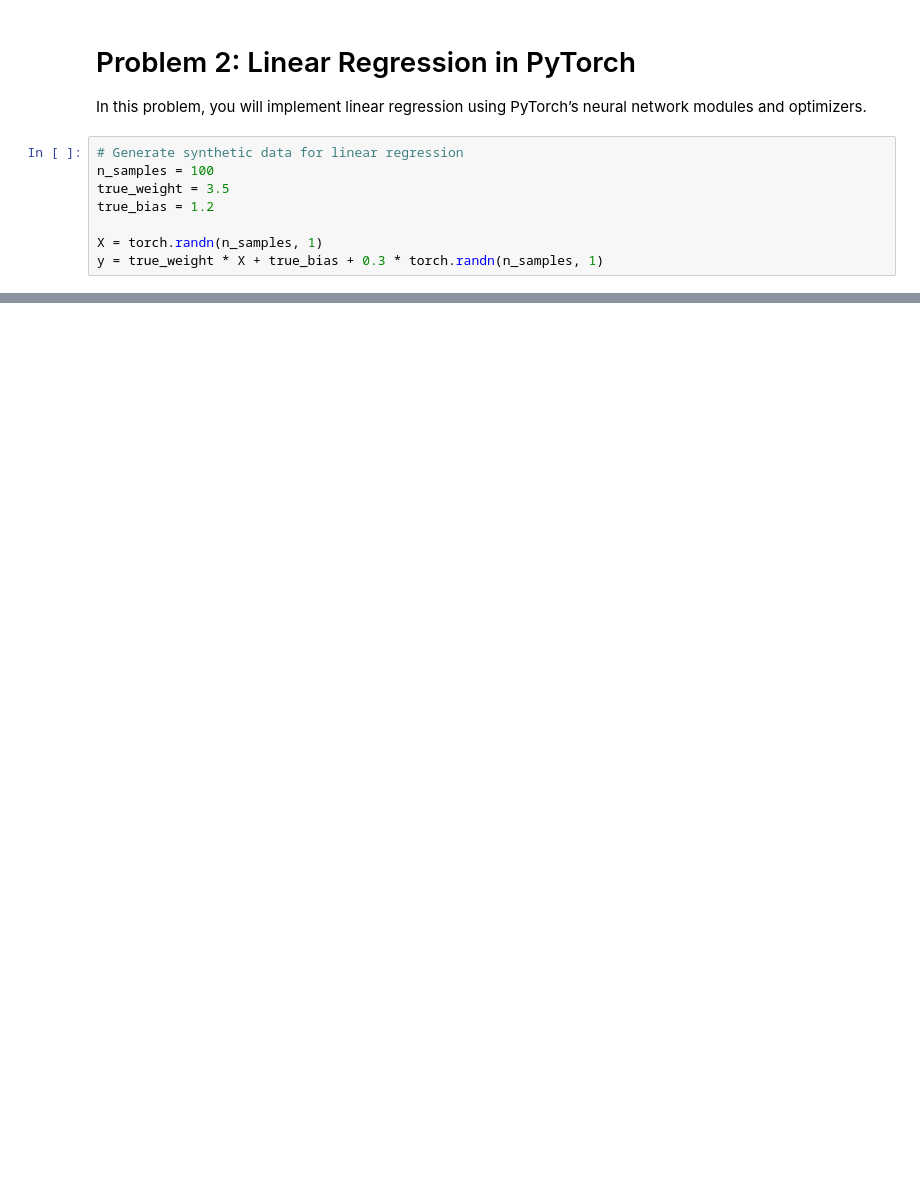
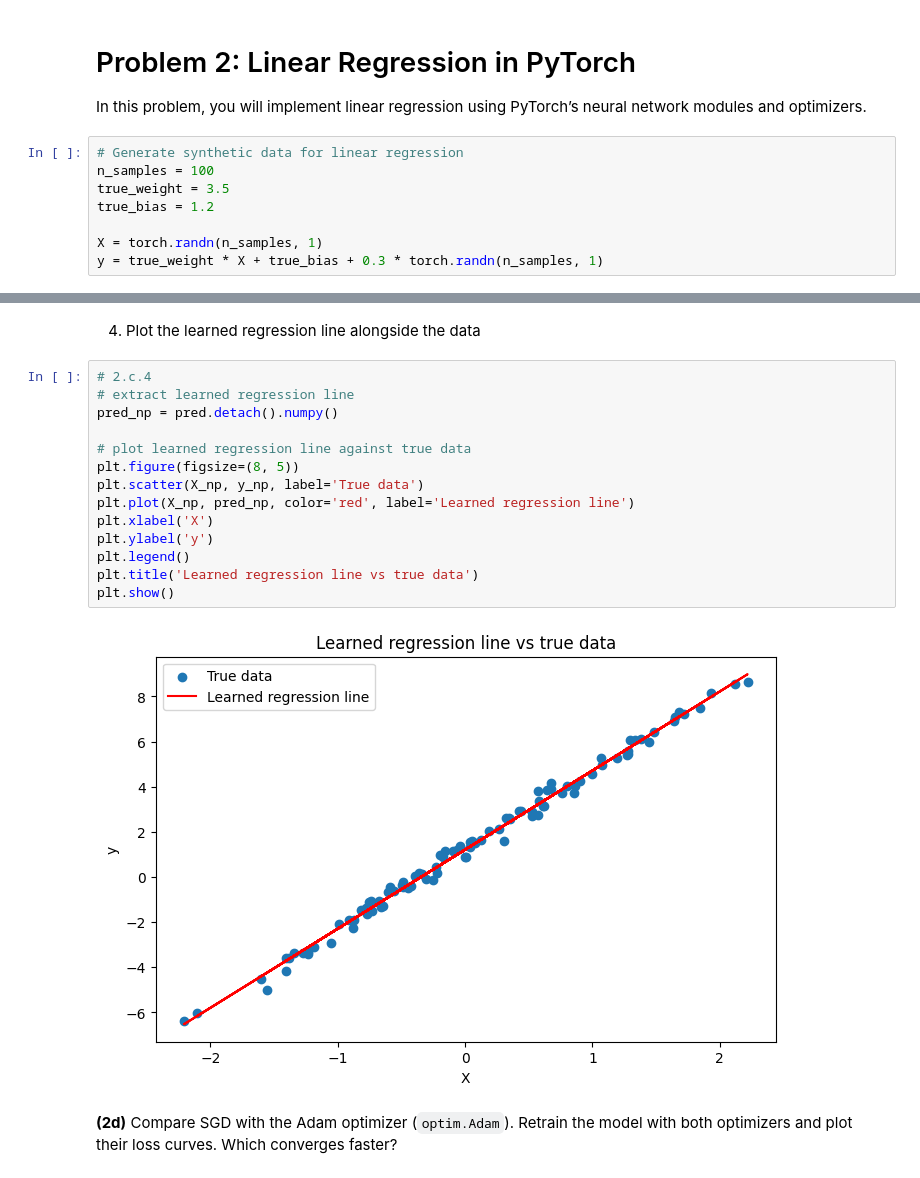
Before and after one commit to yfoxgit/ML-in-Economics, a Jupyter notebook: problemSets/d200_ps1_A2.ipynb, the cells around one changed output, grey strips where cells are left out. Cells and saved outputs as stored; diff of their text form; blank space fills up the shorter version.

```diff
--- a/problemSets/d200_ps1_A2.ipynb
+++ b/problemSets/d200_ps1_A2.ipynb
@@ -150,0 +318,22 @@ y = true_weight * X + true_bias + 0.3 * torch.randn(n_samples, 1)
+# %% [markdown]
+4.  Plot the learned regression line alongside the data
+# %%
+# 2.c.4
+# extract learned regression line
+pred_np = pred.detach().numpy()
+
+# plot learned regression line against true data
+plt.figure(figsize=(8, 5))
+plt.scatter(X_np, y_np, label='True data')
+plt.plot(X_np, pred_np, color='red', label='Learned regression line')
+plt.xlabel('X')
+plt.ylabel('y')
+plt.legend()
+plt.title('Learned regression line vs true data')
+plt.show()
+# %% [output]
+[figure, added]
+# %% [markdown]
+**(2d)** Compare SGD with the Adam optimizer (`optim.Adam`). Retrain the
+model with both optimizers and plot their loss curves. Which converges
+faster?
```
Also changed, not shown: parts of 43 cells of this notebook, 8 other files.
